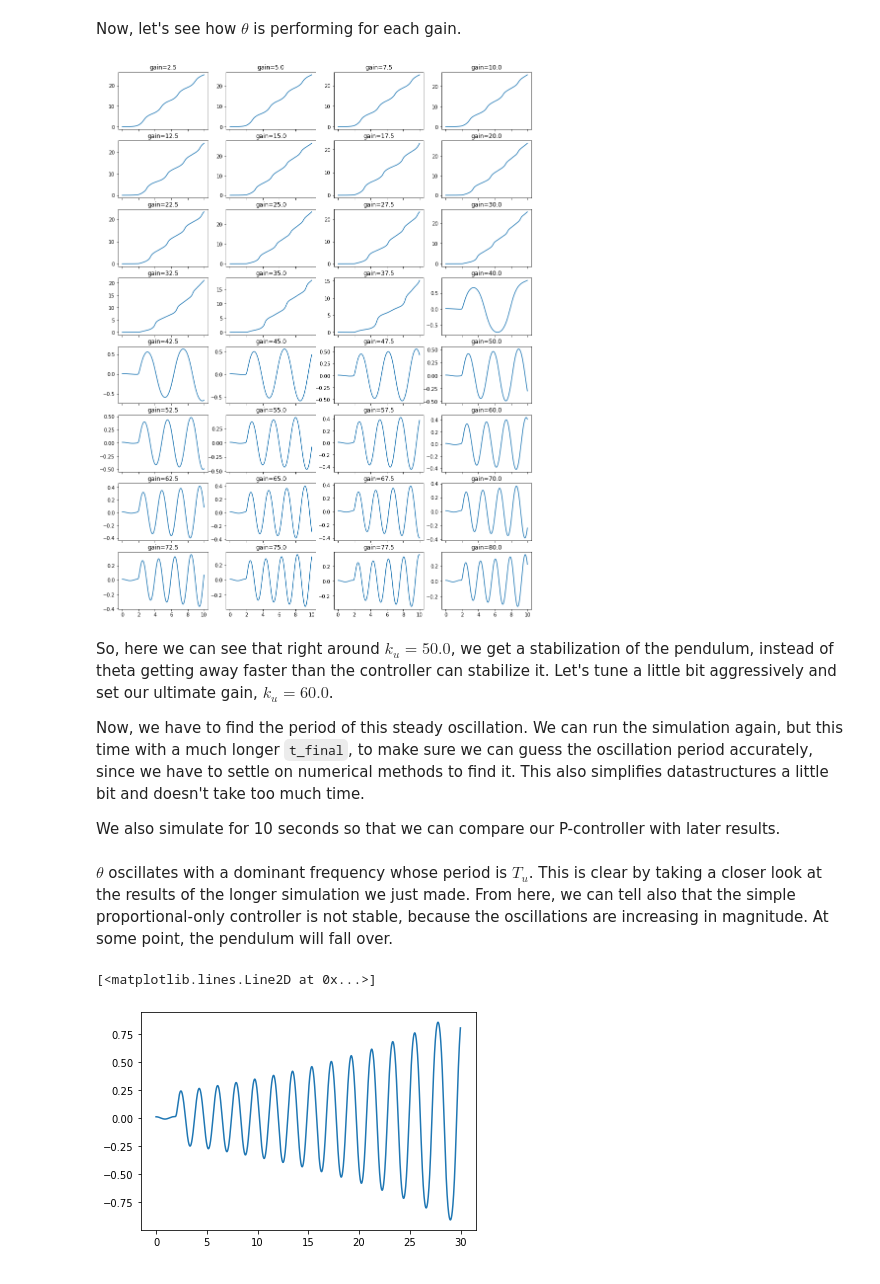
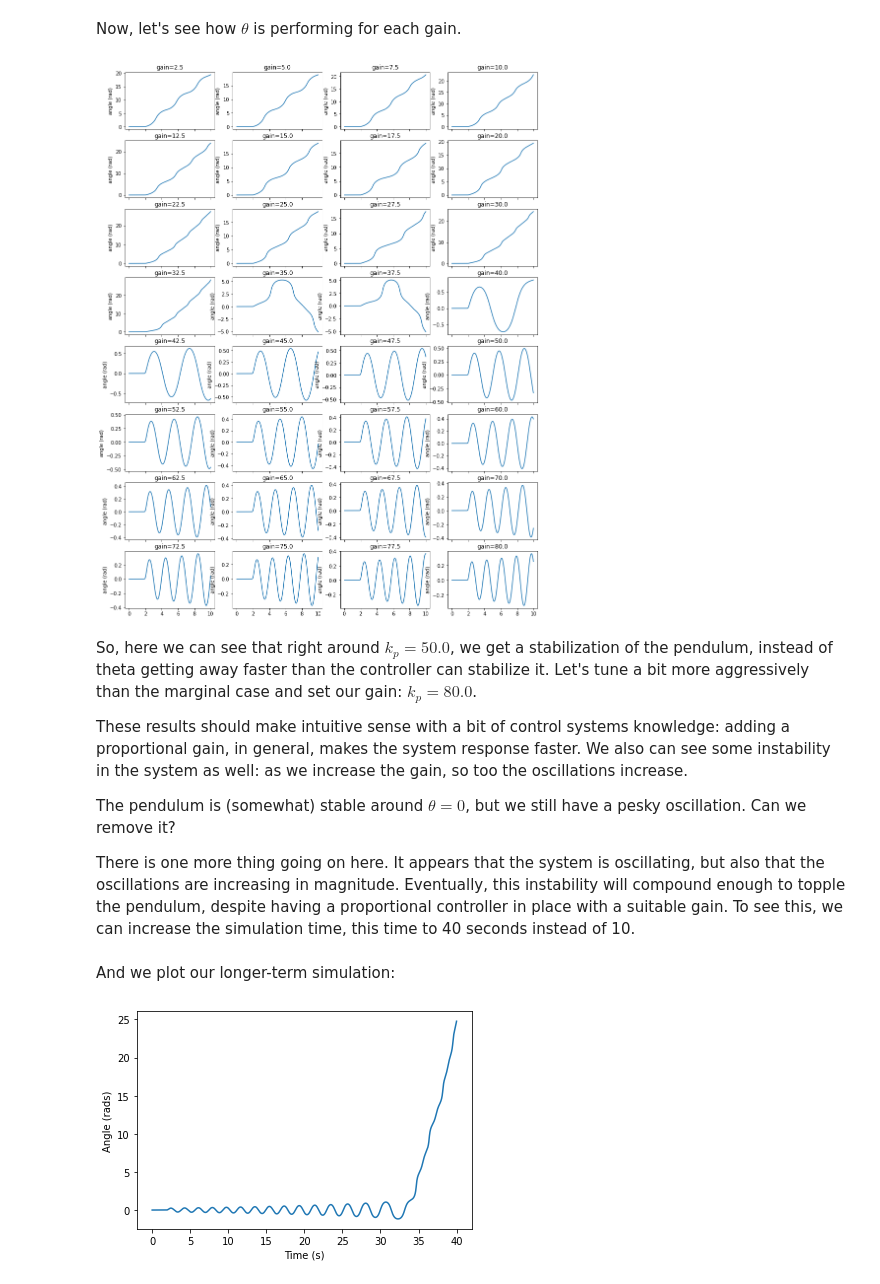
Before and after one commit to rland93/pendsim, a Jupyter notebook: notebooks/PID.ipynb, the cells around one changed output. Drawn from its saved outputs; the diff is of its cells as text; code cells hidden in the pictures.

```diff
--- a/notebooks/PID.ipynb
+++ b/notebooks/PID.ipynb
@@ -49,11 +37,11 @@ pend = sim.Pendulum(
     2.0,
     1.0,
     2.0,
-    initial_state = np.array([0.0, 0.0, 0.01, 0.0])
+    initial_state = np.array([0.0, 0.0, 0.0, 0.0])
 )
 
-dt = 0.01
+dt, t_final = 0.01, 10
 def force_func(t):
     return 20 * np.exp( -(  ((t-2.0)/0.1)**2) )
-simu10 = sim.Simulation(dt, 10, force_func)
+simu10 = sim.Simulation(dt, t_final, force_func)
 # %% [markdown]
@@ -110,26 +123,31 @@ for g, (idx, res), (axi, axj) in zip(gains, all_results.groupby(level=0), ax_idx
     res.index = res.index.droplevel(0)
     ax1[axi, axj].plot(res[('state', 't')])
     ax1[axi, axj].set_title('gain=' + str(g))
+    ax1[axi, axj].set_ylabel('angle (rad)')
 plt.show()
 # %% [output]
-[figure, old version]
+[figure, new version]
 # %% [markdown]
-So, here we can see that right around $k_u=50.0$, we get a stabilization of the pendulum, instead of theta getting away faster than the controller can stabilize it. Let's tune a little bit aggressively and set our ultimate gain, $k_u=60.0$.
+So, here we can see that right around $k_p=50.0$, we get a stabilization of the pendulum, instead of theta getting away faster than the controller can stabilize it. Let's tune a bit more aggressively than the marginal case and set our gain: $k_p=80.0$.
 
-Now, we have to find the period of this steady oscillation. We can run the simulation again, but this time with a much longer `t_final`, to make sure we can guess the oscillation period accurately, since we have to settle on numerical methods to find it. This also simplifies datastructures a little bit and doesn't take too much time.
+These results should make intuitive sense with a bit of control systems knowledge: adding a proportional gain, in general, makes the system response faster. We also can see some instability in the system as well: as we increase the gain, so too the oscillations increase.
 
-We also simulate for 10 seconds so that we can compare our P-controller with later results.
+The pendulum is (somewhat) stable around $\theta=0$, but we still have a pesky oscillation. Can we remove it?
+
+There is one more thing going on here. It appears that the system is oscillating, but also that the oscillations are increasing in magnitude. Eventually, this instability will compound enough to topple the pendulum, despite having a proportional controller in place with a suitable gain. To see this, we can increase the simulation time, this time to 40 seconds instead of 10.
 # %%
-ku = 80.0
-cont = controller.PID( (ku, 0, 0) )
-simu30 = sim.Simulation(dt, 30, force_func)
+kp = 80.0
+cont = controller.PID( (kp, 0, 0) )
+simu30 = sim.Simulation(dt, 40, force_func)
 res_proportional = simu30.simulate(pend, cont)
-res_proportional_10 = simu10.simulate(pend, cont)
 # %% [markdown]
-$\theta$ oscillates with a dominant frequency whose period is $T_u$. This is clear by taking a closer look at the results of the longer simulation we just made. From here, we can tell also that the simple proportional-only controller is not stable, because the oscillations are increasing in magnitude. At some point, the pendulum will fall over.
+And we plot our longer-term simulation:
 # %%
-plt.plot(res_proportional[('state', 't')])
+_, ax = plt.subplots()
+ax.plot(res_proportional[('state', 't')])
+ax.set_ylabel("Angle (rads)")
+ax.set_xlabel("Time (s)")
+plt.show()
 # %% [output]
-[<matplotlib.lines.Line2D at 0x...>]
-[figure, old version]
+[figure, new version]
 # %% [markdown]
```
Also changed, not shown: parts of 29 cells of this notebook, 5 other files.
